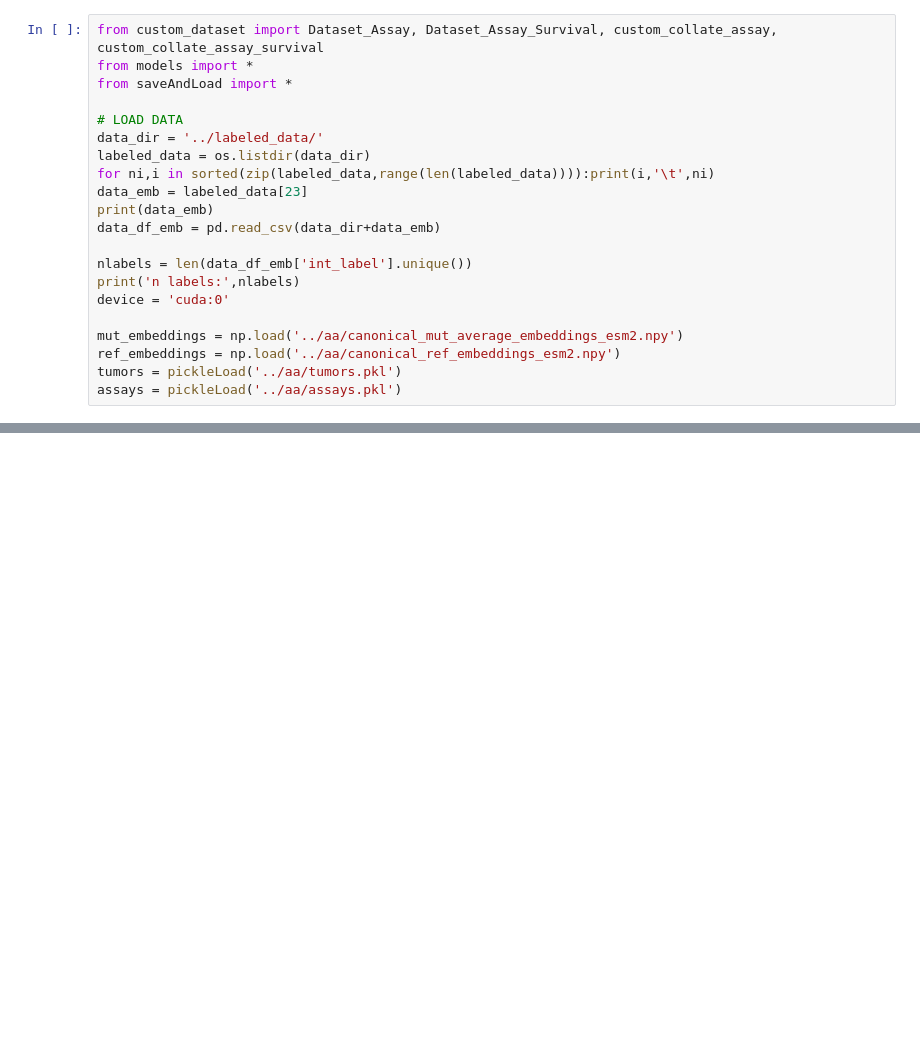
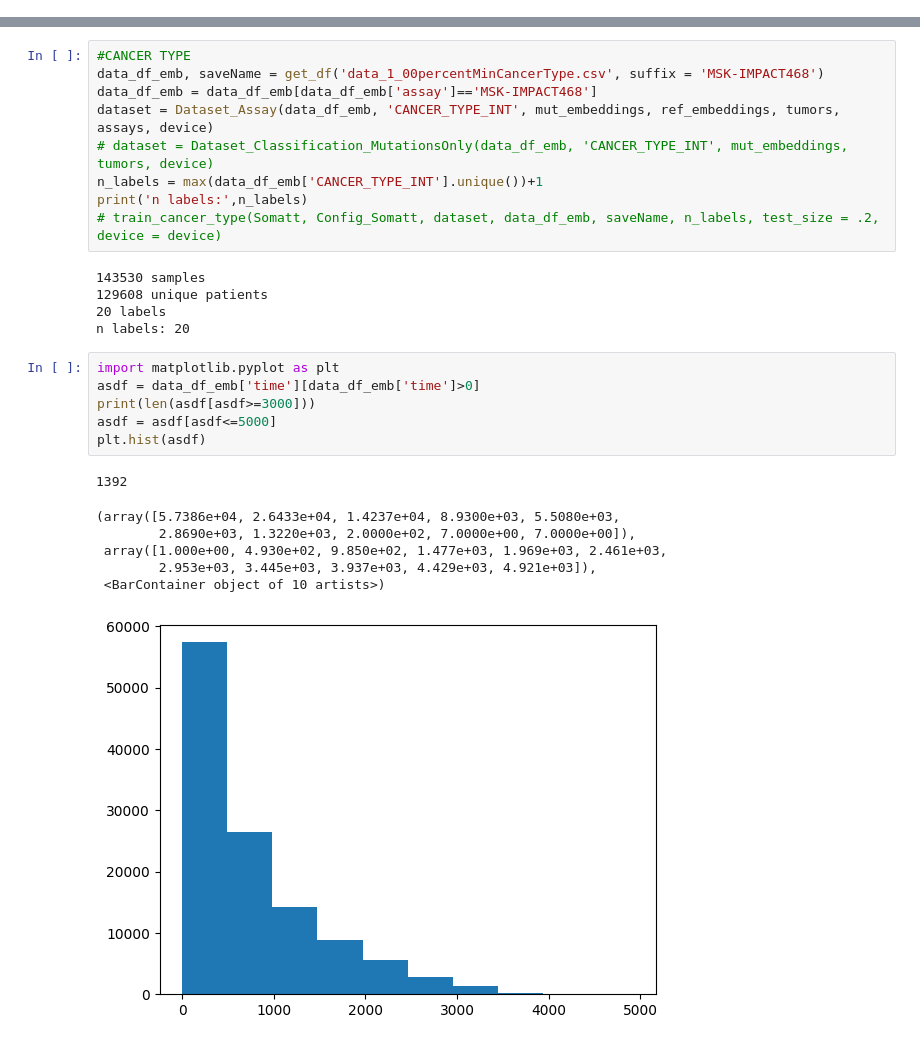
Before and after one commit to david-arredondo/SomaticMutationLLM, a Jupyter notebook: model/test.ipynb, the cells around one changed output, grey strips where cells are left out. Drawn from its saved outputs; the diff is of its cells as text; blank space fills up the shorter version.

Commit message:
test_somatt_model

```diff
--- a/model/test.ipynb
+++ b/model/test.ipynb
@@ -1,21 +0,0 @@
-# %%
-from custom_dataset import Dataset_Assay, Dataset_Assay_Survival, custom_collate_assay, custom_collate_assay_survival
-from models import *
-from saveAndLoad import *
-
-# LOAD DATA
-data_dir = '../labeled_data/'
-labeled_data = os.listdir(data_dir)
-for ni,i in sorted(zip(labeled_data,range(len(labeled_data)))):print(i,'\t',ni)
-data_emb = labeled_data[23]
-print(data_emb)
-data_df_emb = pd.read_csv(data_dir+data_emb)
-
-nlabels = len(data_df_emb['int_label'].unique())
-print('n labels:',nlabels)
-device = 'cuda:0'
-
-mut_embeddings = np.load('../aa/canonical_mut_average_embeddings_esm2.npy')
-ref_embeddings = np.load('../aa/canonical_ref_embeddings_esm2.npy')
-tumors = pickleLoad('../aa/tumors.pkl')
-assays = pickleLoad('../aa/assays.pkl')
@@ -106,0 +444,28 @@ tensor([[-0.0798, -0.1050,  0.0501,  0.0055, -0.0166,  0.0450,  0.0053,  0.0319,
+# %%
+#CANCER TYPE
+data_df_emb, saveName = get_df('data_1_00percentMinCancerType.csv', suffix = 'MSK-IMPACT468')
+data_df_emb = data_df_emb[data_df_emb['assay']=='MSK-IMPACT468']
+dataset = Dataset_Assay(data_df_emb, 'CANCER_TYPE_INT', mut_embeddings, ref_embeddings, tumors, assays, device)
+# dataset = Dataset_Classification_MutationsOnly(data_df_emb, 'CANCER_TYPE_INT', mut_embeddings, tumors, device)
+n_labels = max(data_df_emb['CANCER_TYPE_INT'].unique())+1
+print('n labels:',n_labels)
+# train_cancer_type(Somatt, Config_Somatt, dataset, data_df_emb, saveName, n_labels, test_size = .2, device = device)
+# %% [output]
+143530 samples
+129608 unique patients
+20 labels
+n labels: 20
+# %%
+import matplotlib.pyplot as plt
+asdf = data_df_emb['time'][data_df_emb['time']>0]
+print(len(asdf[asdf>=3000]))
+asdf = asdf[asdf<=5000]
+plt.hist(asdf)
+# %% [output]
+1392
+(array([5.7386e+04, 2.6433e+04, 1.4237e+04, 8.9300e+03, 5.5080e+03,
+        2.8690e+03, 1.3220e+03, 2.0000e+02, 7.0000e+00, 7.0000e+00]),
+ array([1.000e+00, 4.930e+02, 9.850e+02, 1.477e+03, 1.969e+03, 2.461e+03,
+        2.953e+03, 3.445e+03, 3.937e+03, 4.429e+03, 4.921e+03]),
+ <BarContainer object of 10 artists>)
+[figure, added]
```
Also changed, not shown: parts of 13 cells of this notebook, 37 other files.
